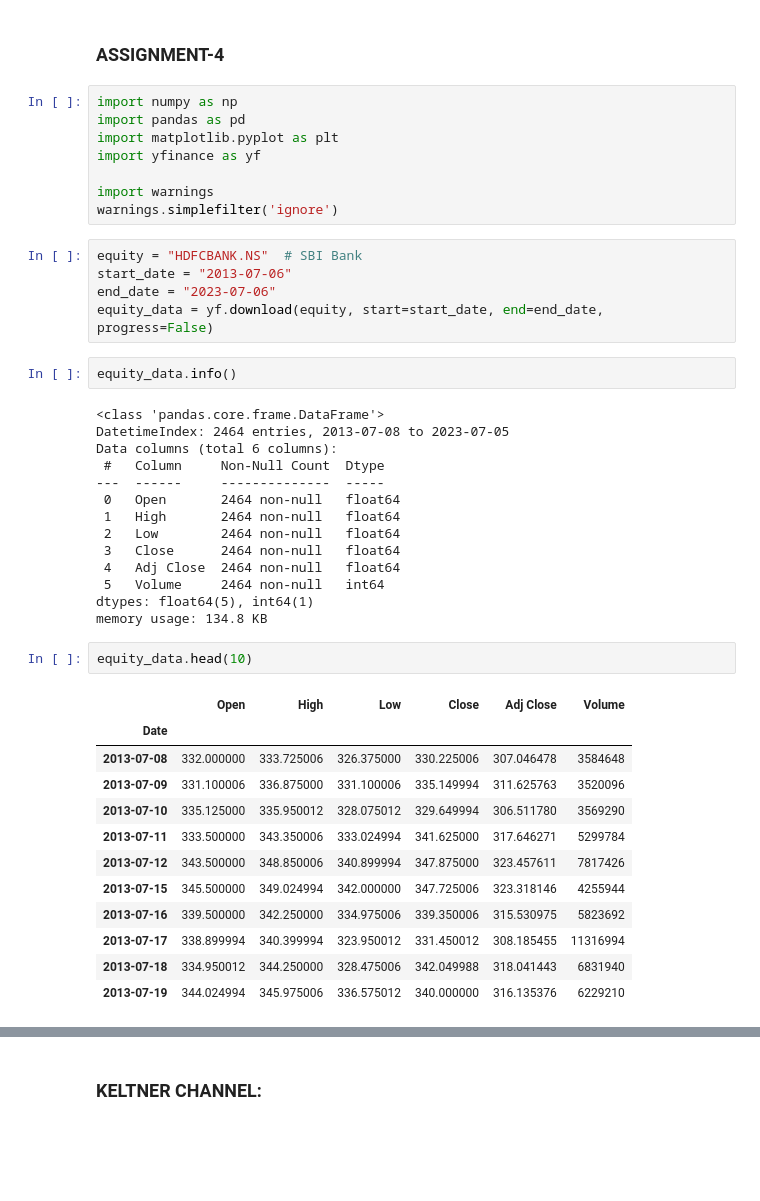
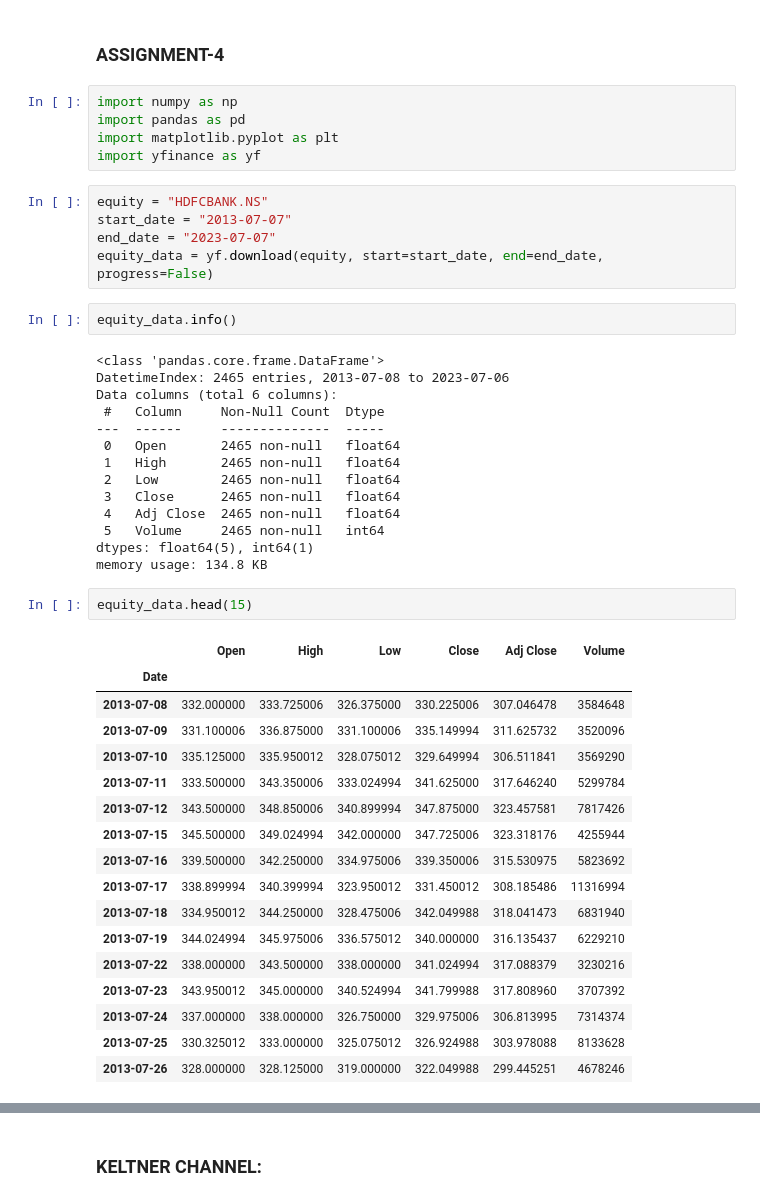
Before and after one commit to shivamp-20/Mathematical-Trading-Strategies, a Jupyter notebook: Assignment 4/210746/ASSIGNMENT-4.ipynb, the cells around one changed output, grey strips where cells are left out. Drawn from its saved outputs; the diff is of its cells as text; blank space fills up the shorter version.

```diff
--- a/Assignment 4/210746/ASSIGNMENT-4.ipynb
+++ b/Assignment 4/210746/ASSIGNMENT-4.ipynb
@@ -5,45 +5,47 @@ import numpy as np
 import pandas as pd
 import matplotlib.pyplot as plt
 import yfinance as yf
-
-import warnings
-warnings.simplefilter('ignore')
 # %%
-equity = "HDFCBANK.NS"  # SBI Bank
-start_date = "2013-07-06"
-end_date = "2023-07-06"
+equity = "HDFCBANK.NS"
+start_date = "2013-07-07"
+end_date = "2023-07-07"
 equity_data = yf.download(equity, start=start_date, end=end_date, progress=False)
 # %%
 equity_data.info()
 # %% [output]
 <class 'pandas.core.frame.DataFrame'>
-DatetimeIndex: 2464 entries, 2013-07-08 to 2023-07-05
+DatetimeIndex: 2465 entries, 2013-07-08 to 2023-07-06
 Data columns (total 6 columns):
  #   Column     Non-Null Count  Dtype
 ---  ------     --------------  -----
- 0   Open       2464 non-null   float64
- 1   High       2464 non-null   float64
- 2   Low        2464 non-null   float64
- 3   Close      2464 non-null   float64
- 4   Adj Close  2464 non-null   float64
- 5   Volume     2464 non-null   int64
+ 0   Open       2465 non-null   float64
+ 1   High       2465 non-null   float64
+ 2   Low        2465 non-null   float64
+ 3   Close      2465 non-null   float64
+ 4   Adj Close  2465 non-null   float64
+ 5   Volume     2465 non-null   int64
 dtypes: float64(5), int64(1)
 memory usage: 134.8 KB
 # %%
-equity_data.head(10)
+equity_data.head(15)
 # %% [output]
 |  | Open | High | Low | Close | Adj Close | Volume |
 | Date |  |  |  |  |  |  |
 | 2013-07-08 | 332.000000 | 333.725006 | 326.375000 | 330.225006 | 307.046478 | 3584648 |
-| 2013-07-09 | 331.100006 | 336.875000 | 331.100006 | 335.149994 | 311.625763 | 3520096 |
-| 2013-07-10 | 335.125000 | 335.950012 | 328.075012 | 329.649994 | 306.511780 | 3569290 |
-| 2013-07-11 | 333.500000 | 343.350006 | 333.024994 | 341.625000 | 317.646271 | 5299784 |
-| 2013-07-12 | 343.500000 | 348.850006 | 340.899994 | 347.875000 | 323.457611 | 7817426 |
-| 2013-07-15 | 345.500000 | 349.024994 | 342.000000 | 347.725006 | 323.318146 | 4255944 |
+| 2013-07-09 | 331.100006 | 336.875000 | 331.100006 | 335.149994 | 311.625732 | 3520096 |
+| 2013-07-10 | 335.125000 | 335.950012 | 328.075012 | 329.649994 | 306.511841 | 3569290 |
+| 2013-07-11 | 333.500000 | 343.350006 | 333.024994 | 341.625000 | 317.646240 | 5299784 |
+| 2013-07-12 | 343.500000 | 348.850006 | 340.899994 | 347.875000 | 323.457581 | 7817426 |
+| 2013-07-15 | 345.500000 | 349.024994 | 342.000000 | 347.725006 | 323.318176 | 4255944 |
 | 2013-07-16 | 339.500000 | 342.250000 | 334.975006 | 339.350006 | 315.530975 | 5823692 |
-| 2013-07-17 | 338.899994 | 340.399994 | 323.950012 | 331.450012 | 308.185455 | 11316994 |
-| 2013-07-18 | 334.950012 | 344.250000 | 328.475006 | 342.049988 | 318.041443 | 6831940 |
-| 2013-07-19 | 344.024994 | 345.975006 | 336.575012 | 340.000000 | 316.135376 | 6229210 |
+| 2013-07-17 | 338.899994 | 340.399994 | 323.950012 | 331.450012 | 308.185486 | 11316994 |
+| 2013-07-18 | 334.950012 | 344.250000 | 328.475006 | 342.049988 | 318.041473 | 6831940 |
+| 2013-07-19 | 344.024994 | 345.975006 | 336.575012 | 340.000000 | 316.135437 | 6229210 |
+| 2013-07-22 | 338.000000 | 343.500000 | 338.000000 | 341.024994 | 317.088379 | 3230216 |
+| 2013-07-23 | 343.950012 | 345.000000 | 340.524994 | 341.799988 | 317.808960 | 3707392 |
+| 2013-07-24 | 337.000000 | 338.000000 | 326.750000 | 329.975006 | 306.813995 | 7314374 |
+| 2013-07-25 | 330.325012 | 333.000000 | 325.075012 | 326.924988 | 303.978088 | 8133628 |
+| 2013-07-26 | 328.000000 | 328.125000 | 319.000000 | 322.049988 | 299.445251 | 4678246 |
 # %%
 equity_data.describe()
 # %% [output]
```
Also changed, not shown: parts of 4 cells of this notebook, 1 other file.
